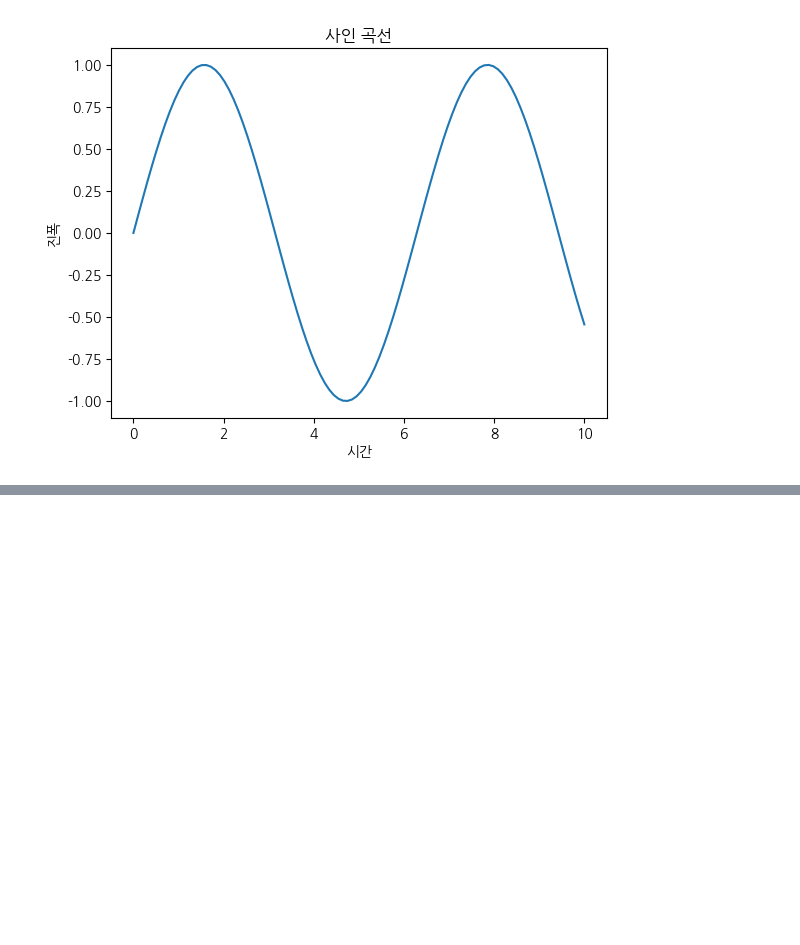
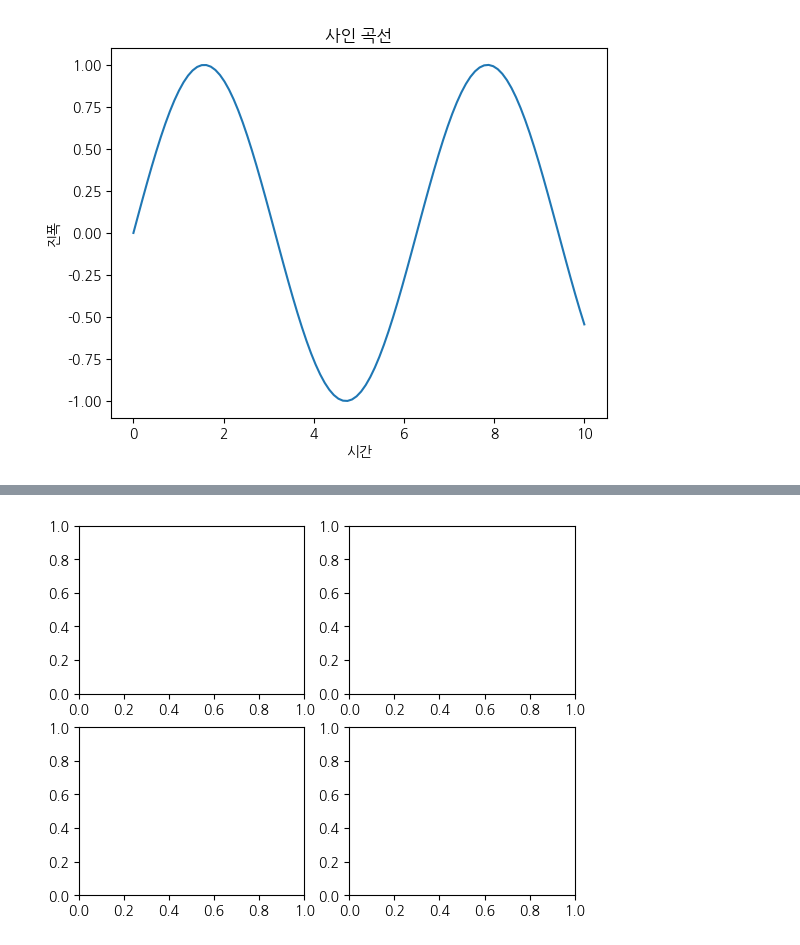
Before and after one commit to yleessam/hello, a Jupyter notebook: 23_데이터시각화.ipynb, the cells around one changed output, grey strips where cells are left out. Cells and saved outputs as stored; diff of their text form; code cells hidden in the pictures; blank space fills up the shorter version.

```diff
--- a/23_데이터시각화.ipynb
+++ b/23_데이터시각화.ipynb
@@ -49,0 +108,10 @@ plt.show()
+# %%
+#차트를 한 영역안에 비교할 수 있도록 모아놓는 기능
+fig = plt.figure()
+axes1 = fig.add_subplot(2,2,1) #2row, 2col,position
+axes2 = fig.add_subplot(2,2,2)
+axes3 = fig.add_subplot(2,2,3)
+axes4 = fig.add_subplot(2,2,4)
+#plt.show()
+# %% [output]
+[figure, added]
```
Also changed, not shown: parts of 46 cells of this notebook.
